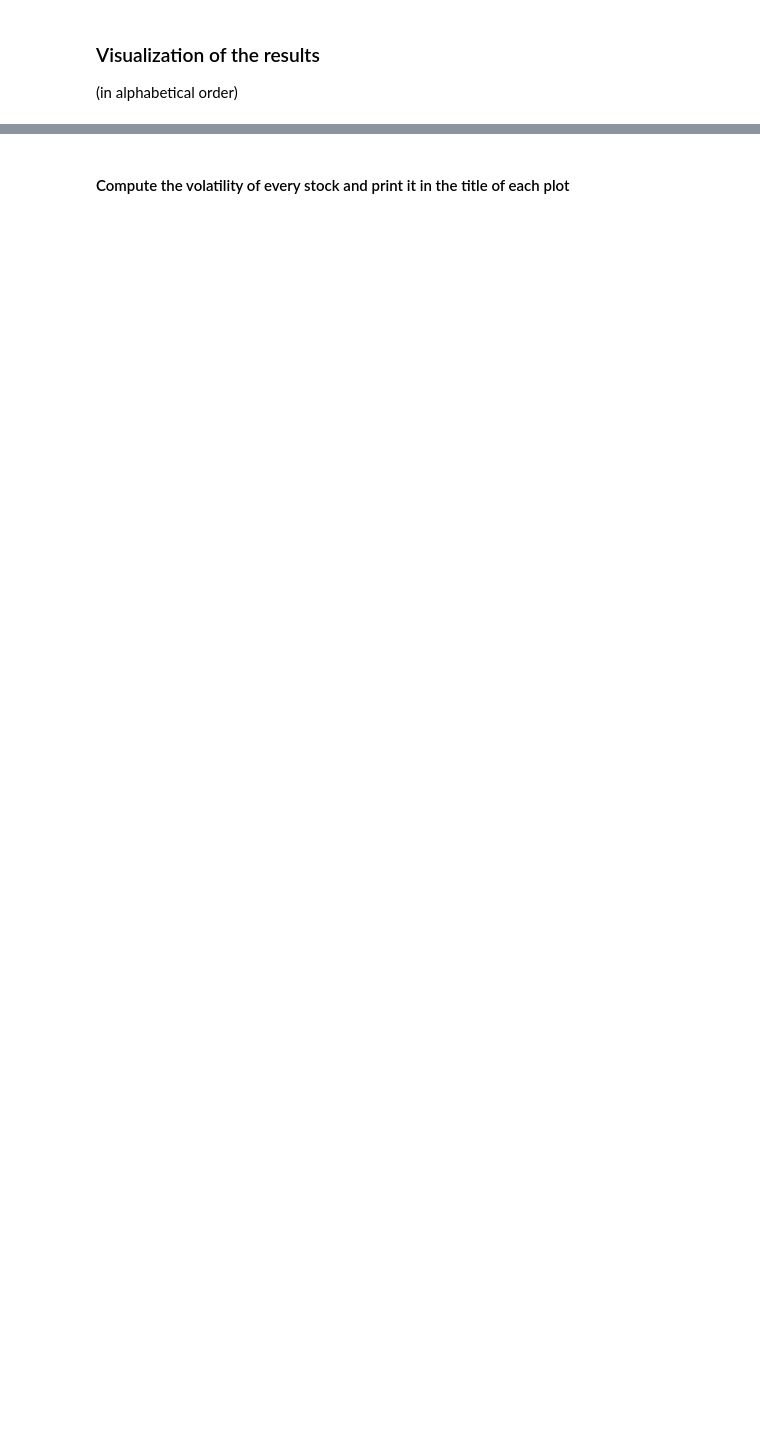
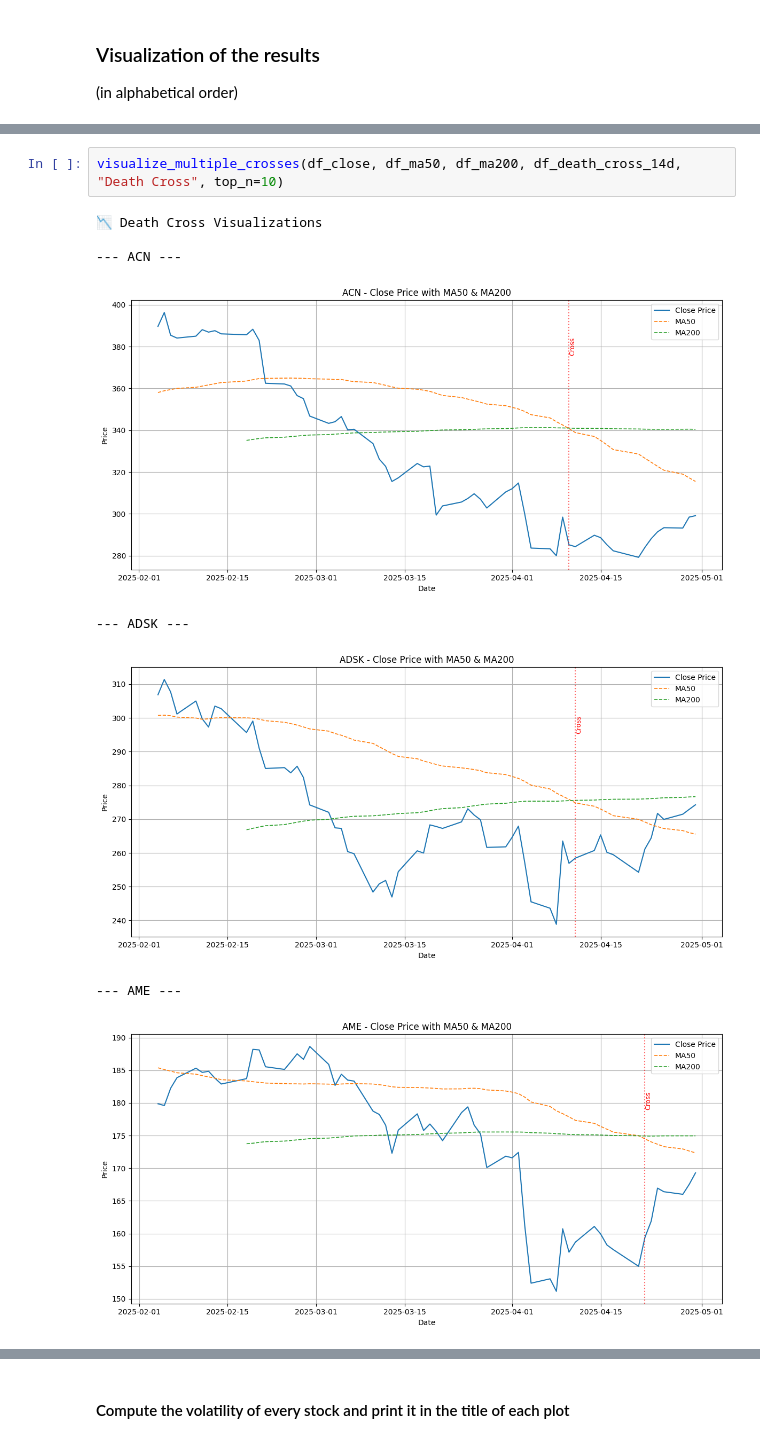
Before and after one commit to AlejandroDiaz10/Fintech, a Jupyter notebook: Module 1/technical_analysis_sp500_ DíazA01276769.ipynb, the cells around one changed output, grey strips where cells are left out. Drawn from its saved outputs; the diff is of its cells as text; blank space fills up the shorter version.

```diff
--- a/Module 1/technical_analysis_sp500_ DíazA01276769.ipynb
+++ b/Module 1/technical_analysis_sp500_ DíazA01276769.ipynb
@@ -135,0 +442,11 @@ YOUR WRITTEN RESPONSE HERE
+# %%
+visualize_multiple_crosses(df_close, df_ma50, df_ma200, df_death_cross_14d, "Death Cross", top_n=10)
+# %% [output]
+📉 Death Cross Visualizations
+
+--- ACN ---
+[figure, added]
+--- ADSK ---
+[figure, added]
+--- AME ---
+[figure, added]
```
Also changed, not shown: parts of 32 cells of this notebook.
